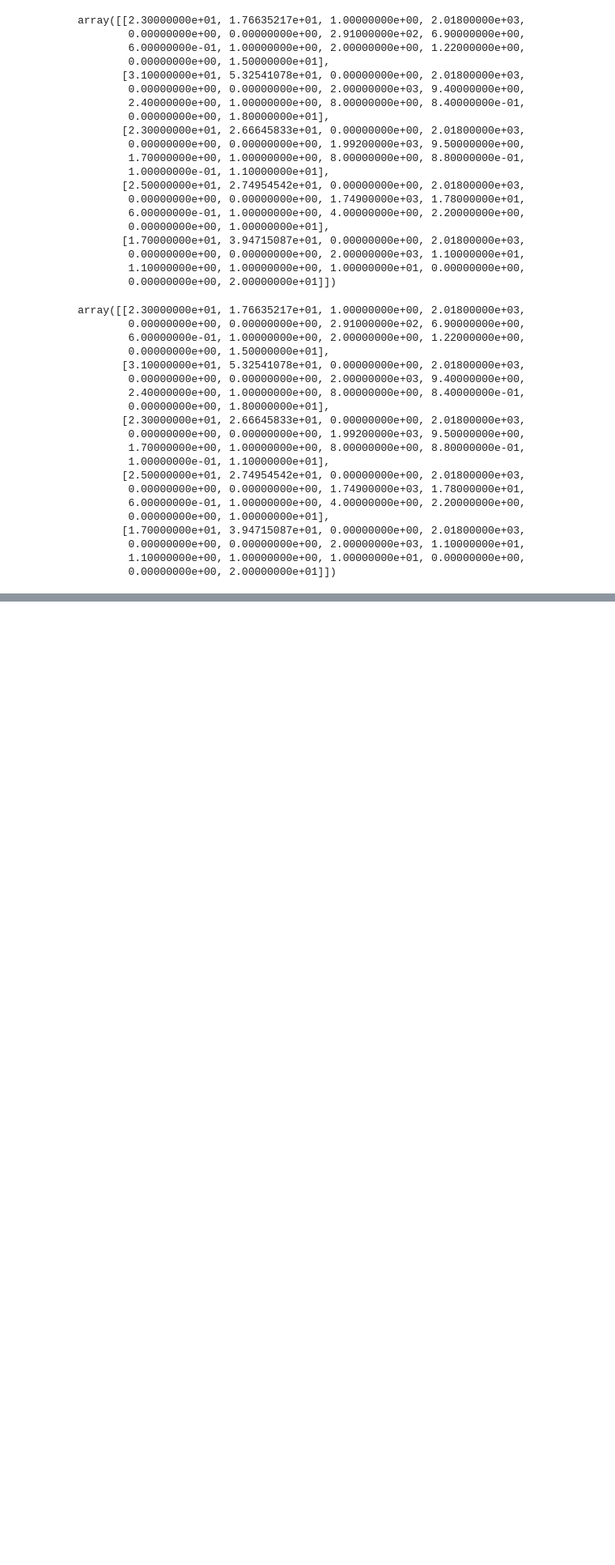
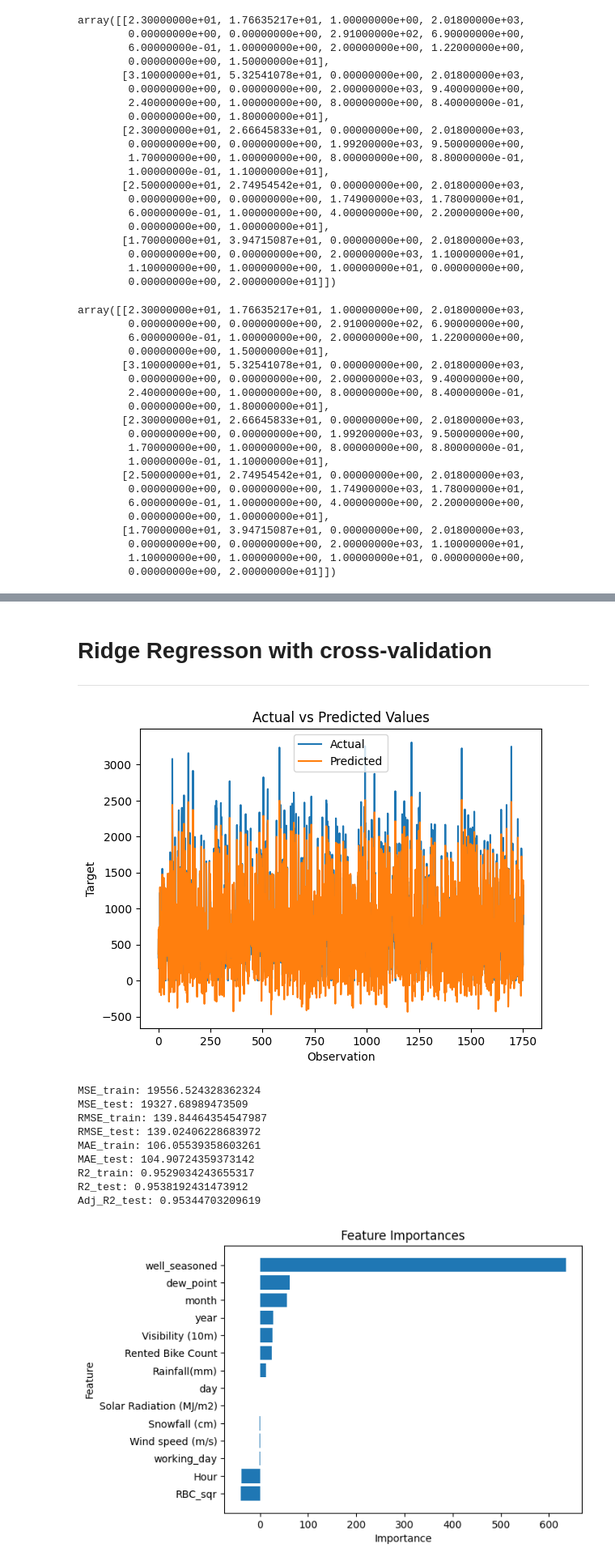
Before and after one commit to waghpallavi/Bike-Sharing-Demand-Prediction, a Jupyter notebook: Bike_Sharing_Demand_Prediction.ipynb, the cells around one changed output, grey strips where cells are left out. Shown at 81% size. Drawn from its saved outputs; the diff is of its cells as text; code cells hidden in the pictures; blank space fills up the shorter version.

```diff
--- a/Bike_Sharing_Demand_Prediction.ipynb
+++ b/Bike_Sharing_Demand_Prediction.ipynb
@@ -536,0 +679,32 @@ array([[2.30000000e+01, 1.76635217e+01, 1.00000000e+00, 2.01800000e+03,
+# %% [markdown]
+# Ridge Regresson with cross-validation
+
+---
+# %%
+np.random.seed(1)
+ridge_cv = RidgeCV(alphas=[0.01, 0.1, 1.0, 10.0], cv=3)
+frame(ridge_cv, X_train, X_test, y_train, y_test)
+# Get the feature importances
+importances3 = ridge_cv.coef_
+# Sort the features by importance
+location = importances3.argsort()
+
+# Plot the feature importances
+plt.barh(range(len(location)), importances3[location])
+plt.yticks(range(len(location)), [columns_list[i] for i in location])
+plt.xlabel('Importance')
+plt.ylabel('Feature')
+plt.title('Feature Importances')
+plt.show()
+# %% [output]
+[figure, added]
+MSE_train: 19556.524328362324
+MSE_test: 19327.68989473509
+RMSE_train: 139.84464354547987
+RMSE_test: 139.02406228683972
+MAE_train: 106.05539358603261
+MAE_test: 104.90724359373142
+R2_train: 0.9529034243655317
+R2_test: 0.9538192431473912
+Adj_R2_test: 0.95344703209619
+[figure, added]
```
Also changed, not shown: parts of 35 cells of this notebook.
